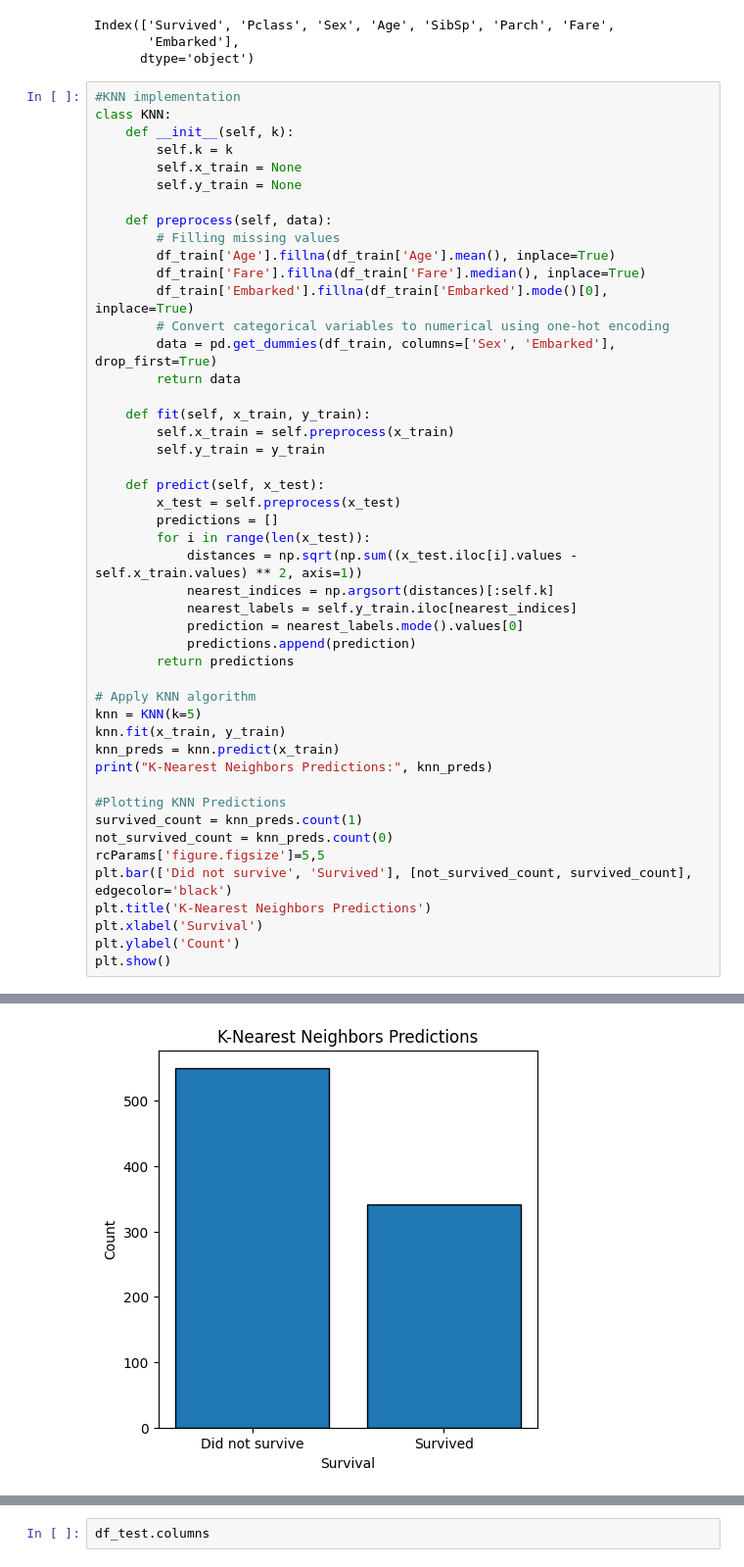
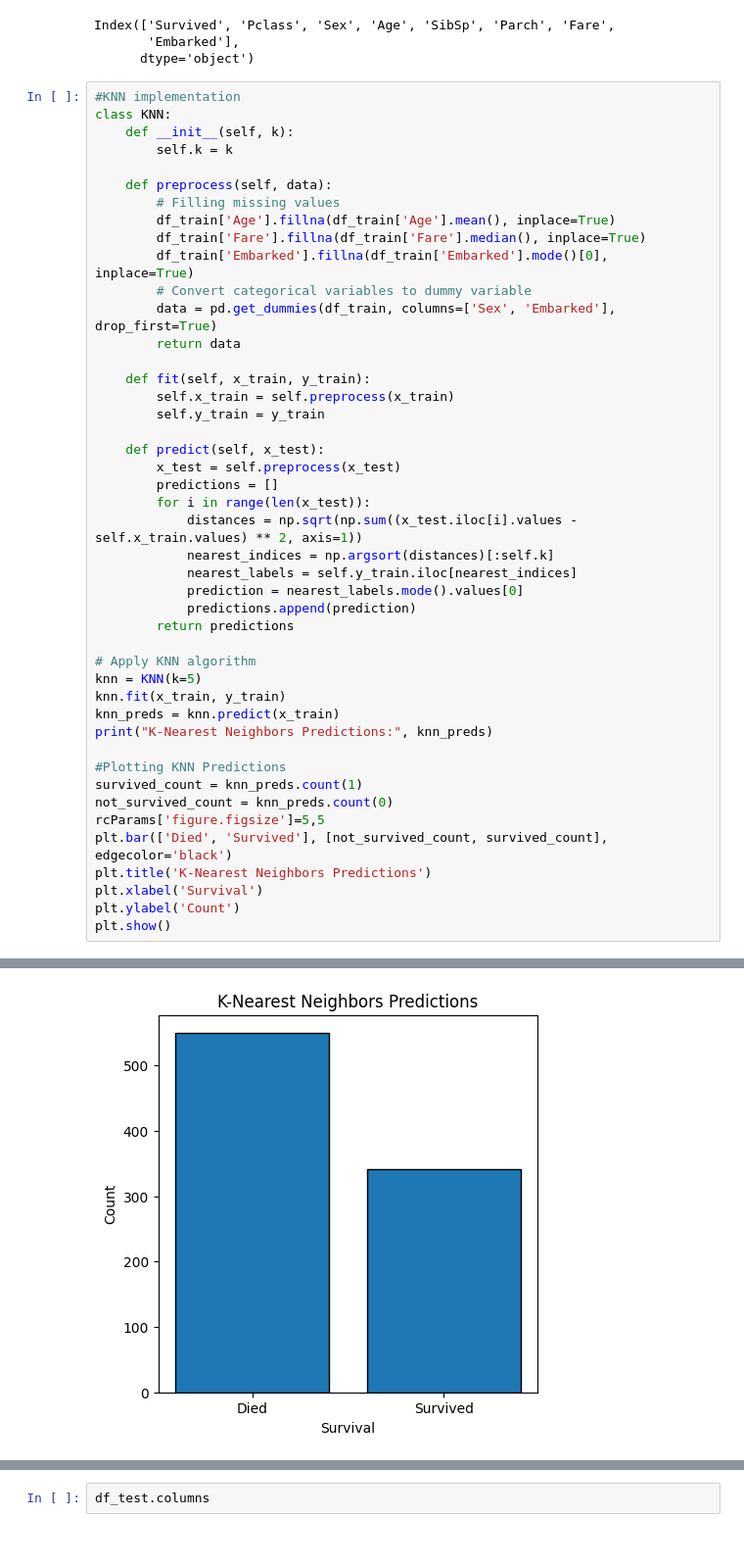
Before and after one commit to Kamui964/KNN-Naive_Bayes, a Jupyter notebook: KNN&NaiveBayes.ipynb, the cells around one changed output, grey strips where cells are left out. Shown: that part at 98% size. Saved outputs shown, nothing was run; the diff lists cells and outputs as text.

```diff
--- a/KNN&NaiveBayes.ipynb
+++ b/KNN&NaiveBayes.ipynb
@@ -203,15 +203,13 @@ Index(['Survived', 'Pclass', 'Sex', 'Age', 'SibSp', 'Parch', 'Fare',
 class KNN:
     def __init__(self, k):
         self.k = k
-        self.x_train = None
-        self.y_train = None
 
     def preprocess(self, data):
         # Filling missing values
         df_train['Age'].fillna(df_train['Age'].mean(), inplace=True)
         df_train['Fare'].fillna(df_train['Fare'].median(), inplace=True)
         df_train['Embarked'].fillna(df_train['Embarked'].mode()[0], inplace=True)
-        # Convert categorical variables to numerical using one-hot encoding
+        # Convert categorical variables to dummy variable
         data = pd.get_dummies(df_train, columns=['Sex', 'Embarked'], drop_first=True)
         return data
 
@@ -219,35 +217,35 @@ class KNN:
         self.x_train = self.preprocess(x_train)
         self.y_train = y_train
 
     def predict(self, x_test):
         x_test = self.preprocess(x_test)
         predictions = []
         for i in range(len(x_test)):
             distances = np.sqrt(np.sum((x_test.iloc[i].values - self.x_train.values) ** 2, axis=1))
             nearest_indices = np.argsort(distances)[:self.k]
             nearest_labels = self.y_train.iloc[nearest_indices]
             prediction = nearest_labels.mode().values[0]
             predictions.append(prediction)
         return predictions
 
 # Apply KNN algorithm
 knn = KNN(k=5)
 knn.fit(x_train, y_train)
 knn_preds = knn.predict(x_train)
 print("K-Nearest Neighbors Predictions:", knn_preds)
 
 #Plotting KNN Predictions
 survived_count = knn_preds.count(1)
 not_survived_count = knn_preds.count(0)
 rcParams['figure.figsize']=5,5
-plt.bar(['Did not survive', 'Survived'], [not_survived_count, survived_count], edgecolor='black')
+plt.bar(['Died', 'Survived'], [not_survived_count, survived_count], edgecolor='black')
 plt.title('K-Nearest Neighbors Predictions')
 plt.xlabel('Survival')
 plt.ylabel('Count')
 plt.show()
 # %% [output]
 K-Nearest Neighbors Predictions: [0, 1, 1, 1, 0, 0, 0, 0, 1, 1, 1, 1, 0, 0, 0, 1, 0, 1, 0, 1, 0, 1, 1, 1, 0, 0, 0, 1, 1, 0, 0, 1, 1, 0, 0, 0, 1, 0, 0, 1, 0, 0, 0, 1, 1, 0, 0, 1, 0, 0, 0, 0, 1, 1, 0, 1 ...
-[figure, old version]
+[figure, new version]
 # %%
 # Implementation of Naive Bayes algorithm
 class NaiveBayes:
```
Also changed, not shown: parts of 9 cells of this notebook.
